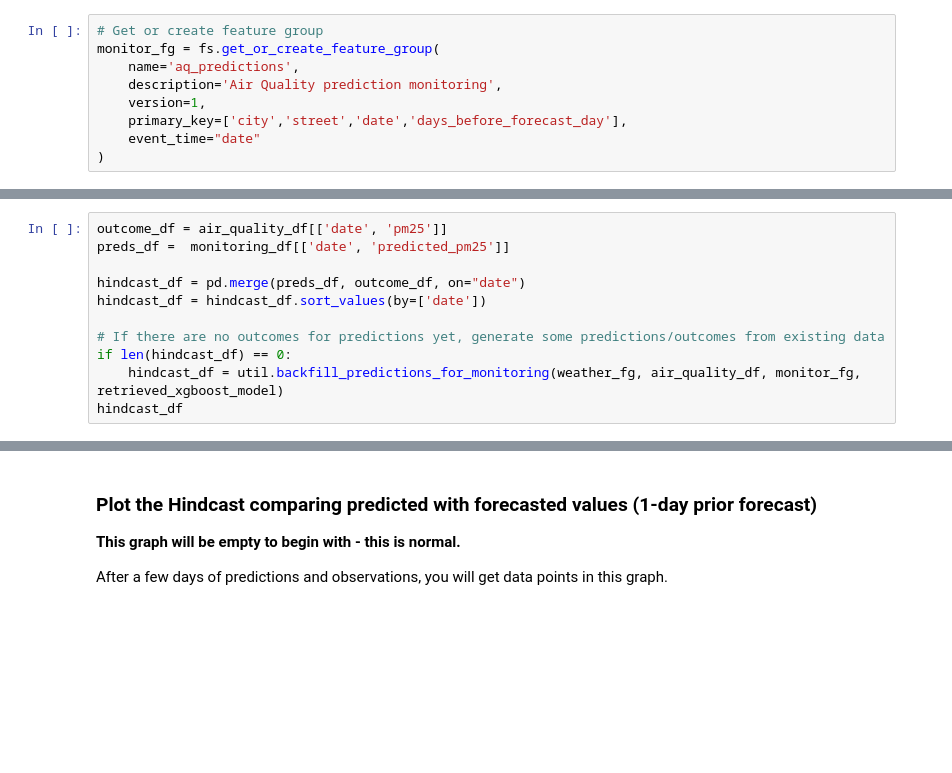
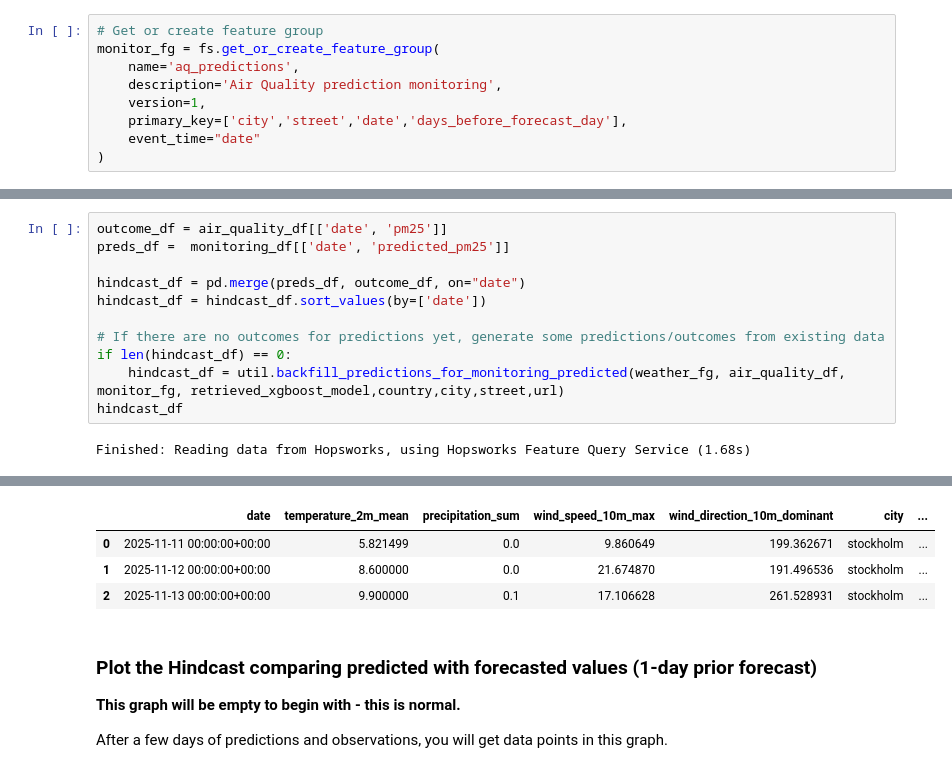
Before and after one commit to WasuWata/mlfs-book, a Jupyter notebook: notebooks/airquality/4_air_quality_batch_inference.ipynb, the cells around one changed output, grey strips where cells are left out. Drawn from its saved outputs; the diff is of its cells as text; blank space fills up the shorter version.

```diff
--- a/notebooks/airquality/4_air_quality_batch_inference.ipynb
+++ b/notebooks/airquality/4_air_quality_batch_inference.ipynb
@@ -272,5 +325,7 @@ hindcast_df = hindcast_df.sort_values(by=['date'])
 
 # If there are no outcomes for predictions yet, generate some predictions/outcomes from existing data
 if len(hindcast_df) == 0:
-    hindcast_df = util.backfill_predictions_for_monitoring(weather_fg, air_quality_df, monitor_fg, retrieved_xgboost_model)
+    hindcast_df = util.backfill_predictions_for_monitoring_predicted(weather_fg, air_quality_df, monitor_fg, retrieved_xgboost_model,country,city,street,url)
 hindcast_df
+# %% [output]
+Finished: Reading data from Hopsworks, using Hopsworks Feature Query Service (1.68s)
@@ -277,3 +341,7 @@ hindcast_df
+|  | date | temperature_2m_mean | precipitation_sum | wind_speed_10m_max | wind_direction_10m_dominant | city | ... |
+| 0 | 2025-11-11 00:00:00+00:00 | 5.821499 | 0.0 | 9.860649 | 199.362671 | stockholm | ... |
+| 1 | 2025-11-12 00:00:00+00:00 | 8.600000 | 0.0 | 21.674870 | 191.496536 | stockholm | ... |
+| 2 | 2025-11-13 00:00:00+00:00 | 9.900000 | 0.1 | 17.106628 | 261.528931 | stockholm | ... |
 # %% [markdown]
 ### Plot the Hindcast comparing predicted with forecasted values (1-day prior forecast)
 
```
Also changed, not shown: parts of 20 cells of this notebook, 4 other files.
